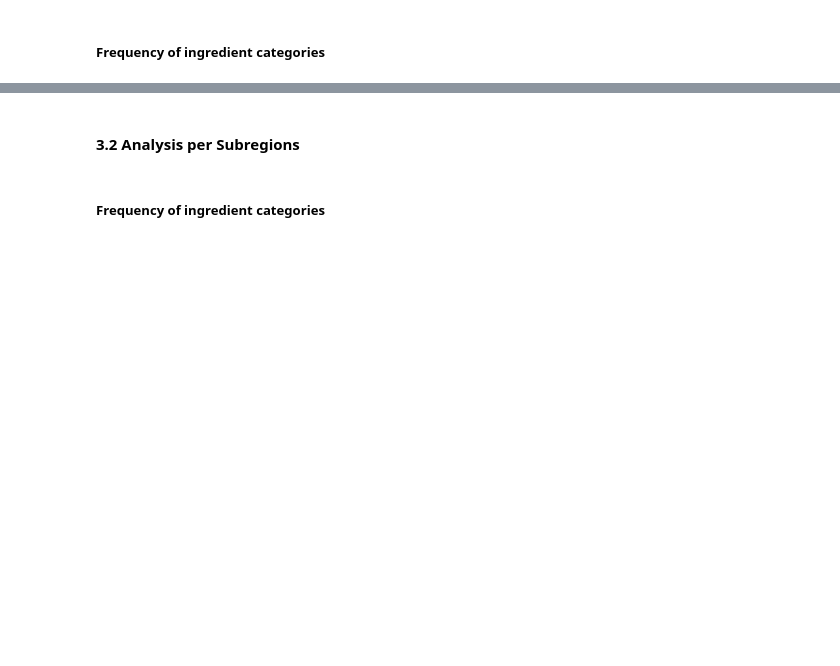
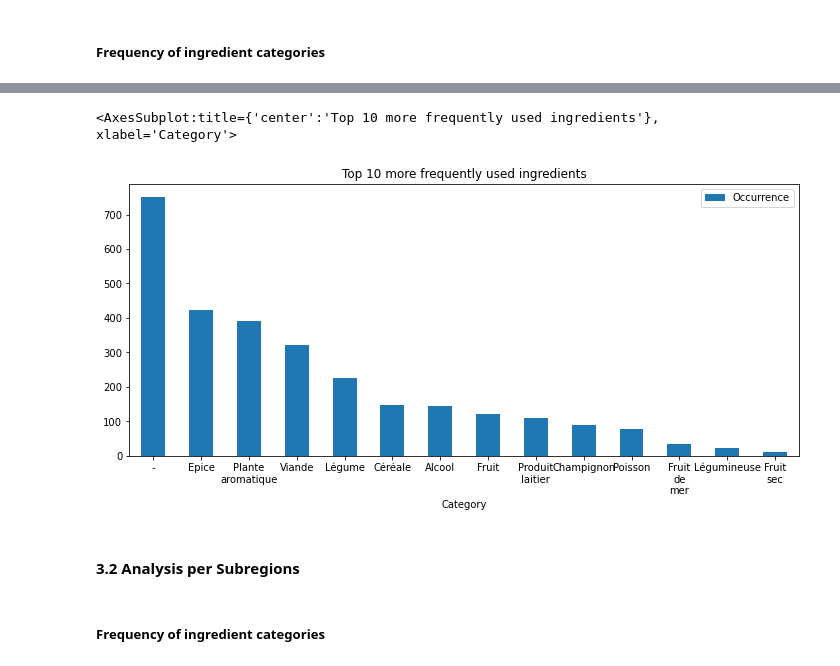
Before and after one commit to Ghalicb/historical-cookbook-digitalisation, a Jupyter notebook: src/recipes_analysis.ipynb, the cells around one changed output, grey strips where cells are left out. Saved outputs shown, nothing was run; the diff lists cells and outputs as text; code cells hidden in the pictures; blank space fills up the shorter version.

```diff
--- a/src/recipes_analysis.ipynb
+++ b/src/recipes_analysis.ipynb
@@ -127,0 +118,3 @@ categories_frequency(recipes_df)
+# %%
+cat_dic = categories_frequency(recipes_df)
+cat_dic
@@ -128,3 +136,9 @@ categories_frequency(recipes_df)
+# %%
+cat_df = pd.DataFrame({'Category': [k.replace(' ', '\n') for k in cat_dic.keys()], 'Occurrence': cat_dic.values()})
+cat_df.plot.bar(x='Category', y='Occurrence', rot=0, figsize=(12, 5), title='Top 10 more frequently used ingredients')
+# %% [output]
+<AxesSubplot:title={'center':'Top 10 more frequently used ingredients'}, xlabel='Category'>
+[figure, added]
 # %% [markdown]
 #### 3.2 Analysis per Subregions
 # %% [markdown]
```
Also changed, not shown: parts of 5 cells of this notebook, 1 other file.
